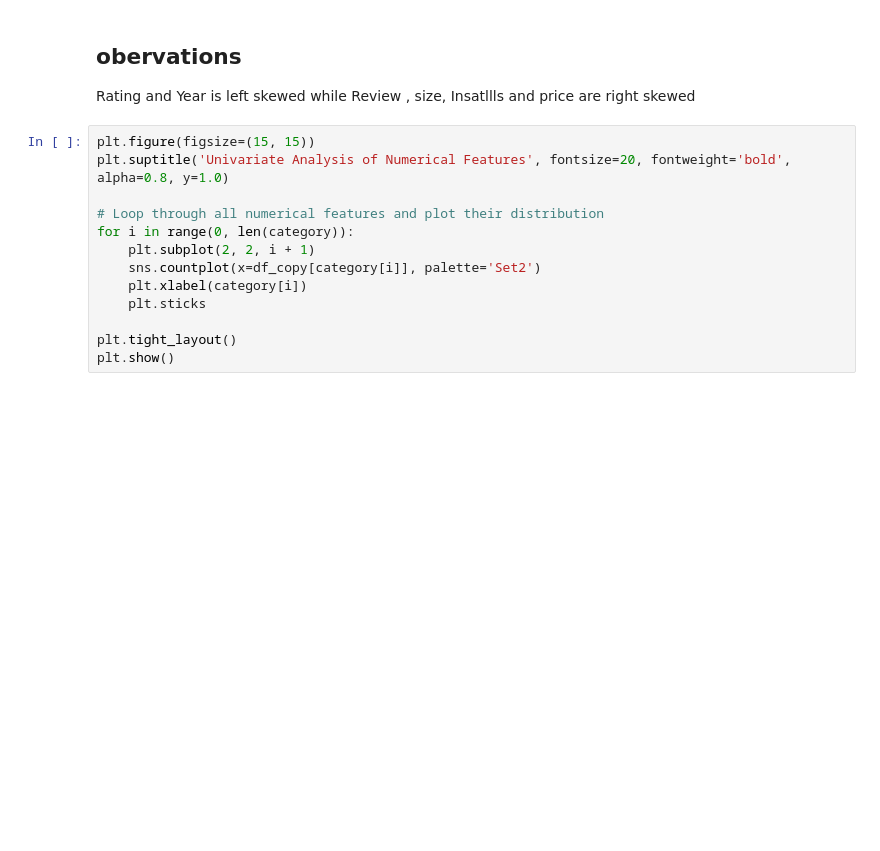
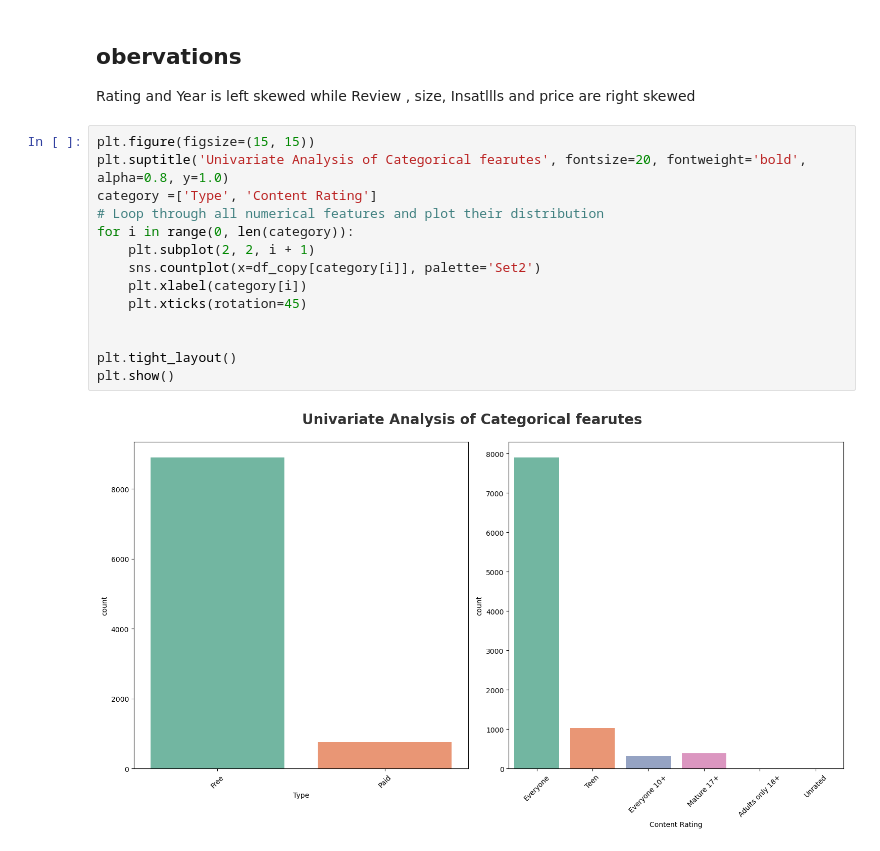
Before and after one commit to CodeByNehaB/Data-anaytics, a Jupyter notebook: Python/EDA/Googleplay store.ipynb, the cells around one changed output. Cells and saved outputs as stored; diff of their text form; blank space fills up the shorter version.

```diff
--- a/Python/EDA/Googleplay store.ipynb
+++ b/Python/EDA/Googleplay store.ipynb
@@ -350,14 +350,17 @@ TypeError: The x variable is categorical, but one of ['numeric', 'datetime'] is
 Rating and Year is left skewed while Review , size, Insatllls and price are right skewed
 # %%
 plt.figure(figsize=(15, 15))
-plt.suptitle('Univariate Analysis of Numerical Features', fontsize=20, fontweight='bold', alpha=0.8, y=1.0)
-
+plt.suptitle('Univariate Analysis of Categorical fearutes', fontsize=20, fontweight='bold', alpha=0.8, y=1.0)
+category =['Type', 'Content Rating']
 # Loop through all numerical features and plot their distribution
 for i in range(0, len(category)):
     plt.subplot(2, 2, i + 1)
     sns.countplot(x=df_copy[category[i]], palette='Set2')
     plt.xlabel(category[i])
-    plt.sticks
+    plt.xticks(rotation=45)
+
 
 plt.tight_layout()
 plt.show()
+# %% [output]
+[figure, added]
```
